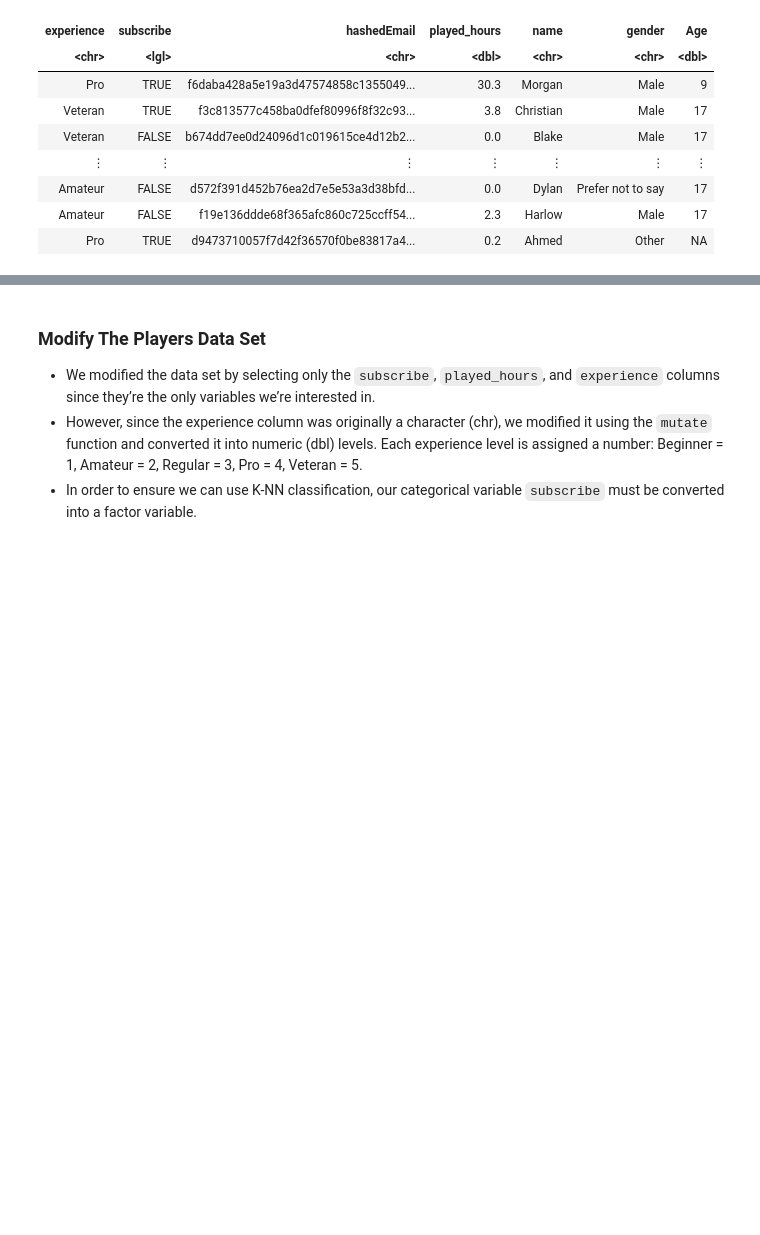
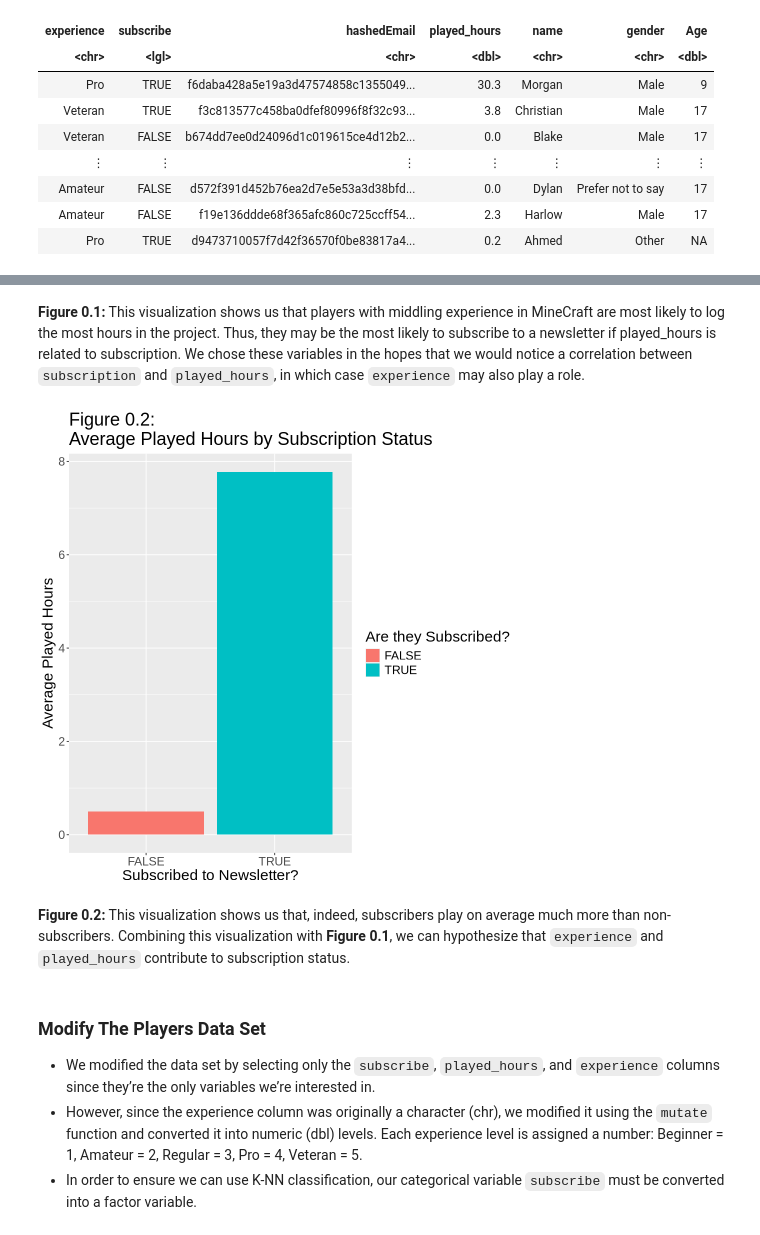
Before and after one commit to CharlieGatley67/group_project, a Jupyter notebook: group_project_2.0.ipynb, the cells around one changed output, grey strips where cells are left out. Drawn from its saved outputs; the diff is of its cells as text; code cells hidden in the pictures; blank space fills up the shorter version.

```diff
--- a/group_project_2.0.ipynb
+++ b/group_project_2.0.ipynb
@@ -107,3 +138,23 @@ A spec_tbl_df: 196 × 7
+# %% [markdown]
+**Figure 0.1:** This visualization shows us that players with middling experience in MineCraft are most likely to log the most hours in the project. Thus, they may be the most likely to subscribe to a newsletter if played_hours is related to subscription. We chose these variables in the hopes that we would notice a correlation between `subscription` and `played_hours`, in which case `experience` may also play a role.
+# %%
+options(repr.plot.width = 8, repr.plot.height = 8)
+hours_played_avg <- players |>
+  group_by(subscribe) |>
+  summarise(mean_hours = mean(played_hours, na.rm = TRUE))
+
+hours_vs_subscribe_plot <- ggplot(hours_played_avg, aes(x = subscribe, y = mean_hours, fill = subscribe)) +
+  geom_bar(stat = "identity") +
+  labs(title = "Figure 0.2:\nAverage Played Hours by Subscription Status",
+    x = "Subscribed to Newsletter?",
+    y = "Average Played Hours",
+    fill = "Are they Subscribed?") +
+    theme(text = element_text(size = 18))
+hours_vs_subscribe_plot
+# %% [output]
+[figure, added]
+# %% [markdown]
+**Figure 0.2:** This visualization shows us that, indeed, subscribers play on average much more than non-subscribers. Combining this visualization with **Figure 0.1**, we can hypothesize that `experience` and `played_hours` contribute to subscription status.
 # %% [markdown]
 ### Modify The Players Data Set
 - We modified the data set by selecting only the `subscribe`, `played_hours`, and `experience` columns since they’re the only variables we’re interested in.
```
Also changed, not shown: parts of 26 cells of this notebook.
